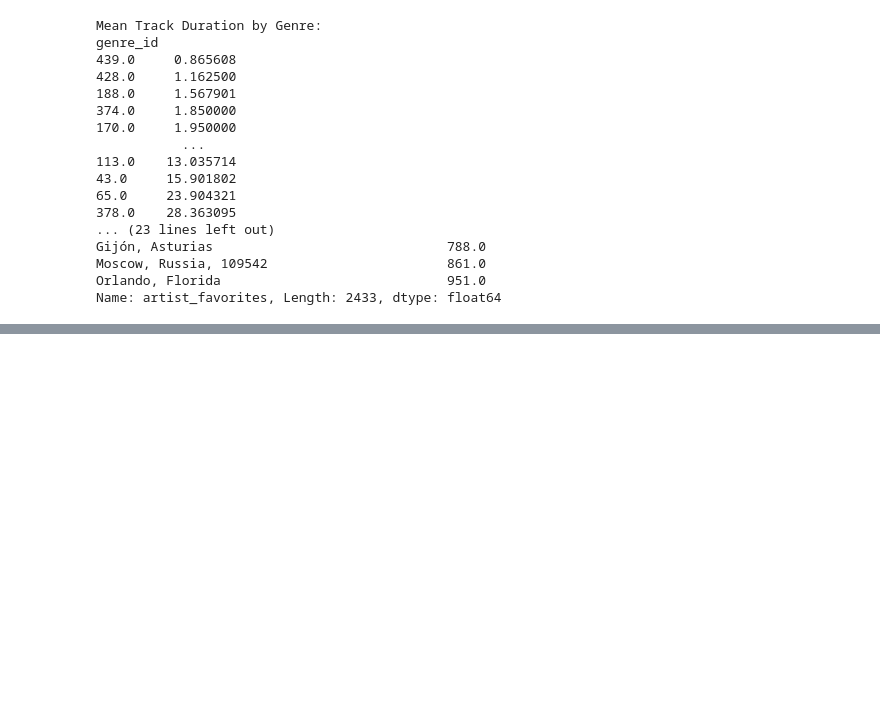
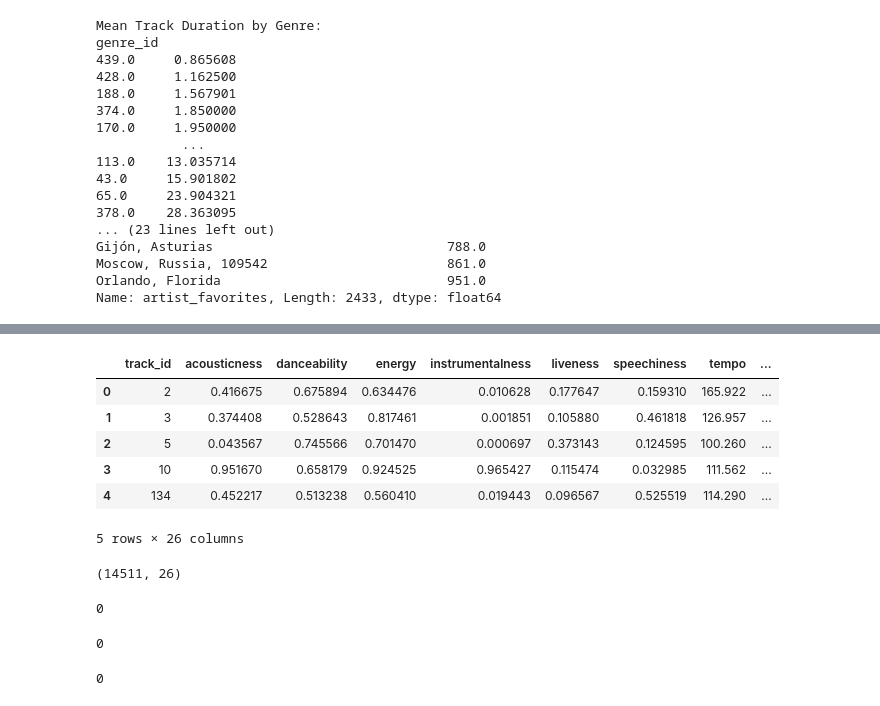
Before and after one commit to NabilOMONDI/Finalproject, a Jupyter notebook: Data to SQL .ipynb, the cells around one changed output, grey strips where cells are left out. Cells and saved outputs as stored; diff of their text form; code cells hidden in the pictures; blank space fills up the shorter version.

```diff
--- a/Data to SQL .ipynb
+++ b/Data to SQL .ipynb
@@ -611,0 +647,10 @@ max        0.999990
+# %%
+n = 26  # Number of columns you want to keep
+
+# Select the first n columns and drop the rest
+echonest_df = echonest_df.iloc[:, :n]
+
+# Display the modified DataFrame
+print(echonest_df.head())
+
+echonest_df.columns
@@ -641,0 +704,49 @@ plt.show()
+# %%
+
+from sklearn.preprocessing import StandardScaler
+from scipy.stats import zscore
+
+# For remaining columns with few missing values, fill with mean (for numerical) or mode (for categorical)
+for col in echonest_df.columns:
+    if echonest_df[col].dtype == 'object':
+        echonest_df[col].fillna(echonest_df[col].mode()[0], inplace=True)
+    else:
+        echonest_df[col].fillna(echonest_df[col].mean(), inplace=True)
+
+# 2. Data Type Conversions
+
+# Convert album_date to datetime if it's retained after missing value handling
+if 'album_date' in echonest_df.columns:
+    echonest_df['album_date'] = pd.to_datetime(echonest_df['album_date'], errors='coerce')
+
+# Ensure correct data types for numerical columns excluding 'track_id'
+numerical_cols = echonest_df.select_dtypes(include=['float64', 'int64']).columns.difference(['track_id'])
+echonest_df[numerical_cols] = echonest_df[numerical_cols].apply(pd.to_numeric, errors='coerce')
+
+# 3. Normalization/Standardization
+
+
+# 4. Deduplication
+
+# Drop duplicate rows
+echonest_df.drop_duplicates(inplace=True)
+
+# 5. Outlier Detection and Treatment
+
+# Save the cleaned dataframe
+echonest_df.to_csv('cleaned_echonest_data.csv', index=False)
+
+# Display the first few rows of the cleaned dataframe
+echonest_df.head()
+# %% [output]
+|  | track_id | acousticness | danceability | energy | instrumentalness | liveness | speechiness | tempo | ... |
+| 0 | 2 | 0.416675 | 0.675894 | 0.634476 | 0.010628 | 0.177647 | 0.159310 | 165.922 | ... |
+| 1 | 3 | 0.374408 | 0.528643 | 0.817461 | 0.001851 | 0.105880 | 0.461818 | 126.957 | ... |
+| 2 | 5 | 0.043567 | 0.745566 | 0.701470 | 0.000697 | 0.373143 | 0.124595 | 100.260 | ... |
+| 3 | 10 | 0.951670 | 0.658179 | 0.924525 | 0.965427 | 0.115474 | 0.032985 | 111.562 | ... |
+| 4 | 134 | 0.452217 | 0.513238 | 0.560410 | 0.019443 | 0.096567 | 0.525519 | 114.290 | ... |
+5 rows × 26 columns
+# %%
+echonest_df.shape
+# %% [output]
+(14511, 26)
@@ -641,0 +755,12 @@ plt.show()
+# %%
+genres_df.duplicated().sum()
+# %% [output]
+0
+# %%
+features_df.duplicated().sum()
+# %% [output]
+0
+# %%
+albums_df.duplicated().sum()
+# %% [output]
+0
```
Also changed, not shown: parts of 16 cells of this notebook.
